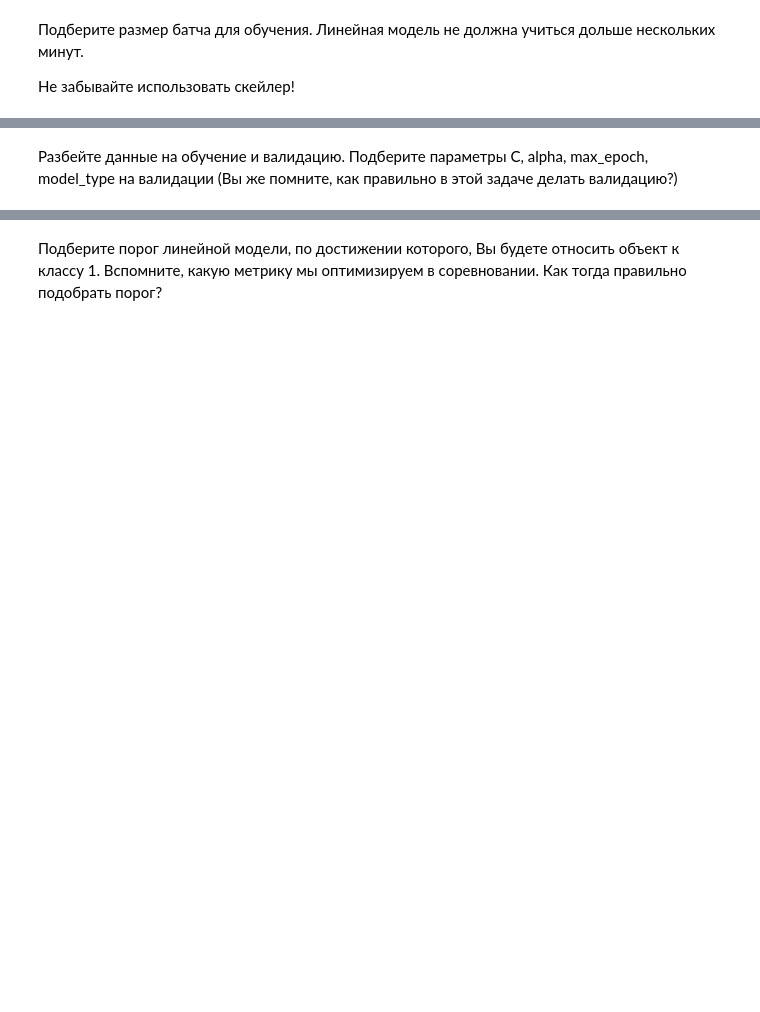
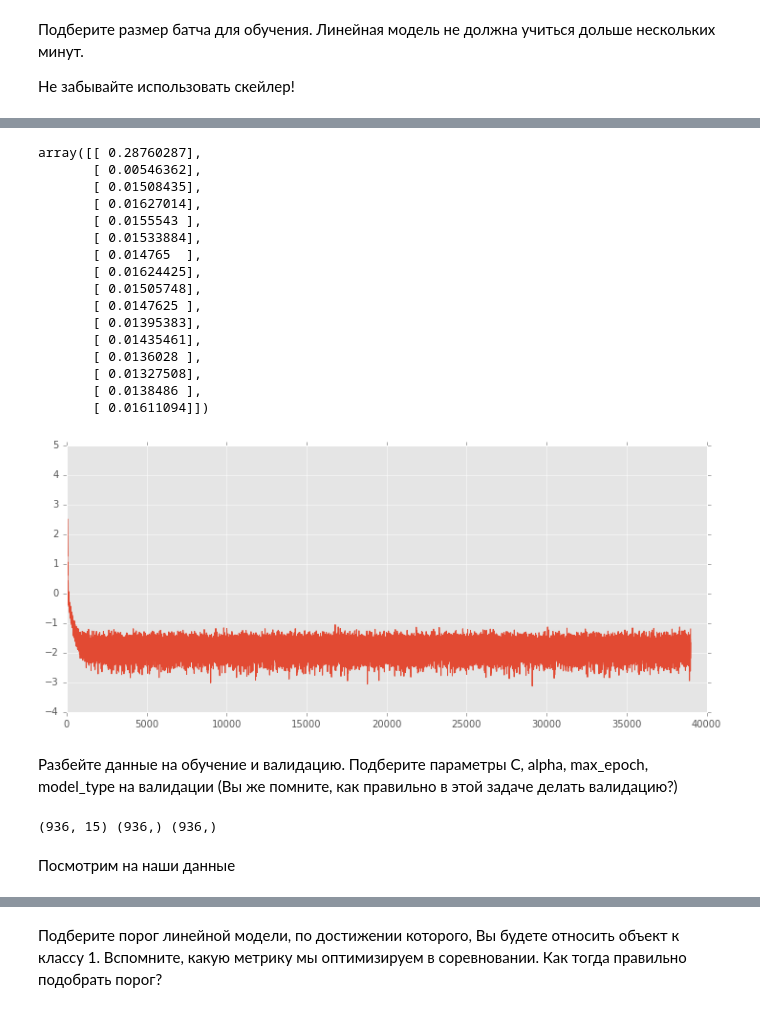
Before and after one commit to v-julia/ML_2019, a Jupyter notebook: Vakulenko_hw2.ipynb, the cells around one changed output, grey strips where cells are left out. Saved outputs shown, nothing was run; the diff lists cells and outputs as text; code cells hidden in the pictures; blank space fills up the shorter version.

```diff
--- a/Vakulenko_hw2.ipynb
+++ b/Vakulenko_hw2.ipynb
@@ -823,2 +889,29 @@ from sklearn.preprocessing import StandardScaler
+# %%
+my_clf_lin_t = MySGDClassifier(batch_generator,
+                             model_type='lin_reg',
+                             max_epoch=100,
+                             batch_size=30,
+                             alpha=0.001,)
+my_clf_lin_t.fit(X_train_scaled, y_train)
+plt.plot(np.log(my_clf_lin_t.errors_log['loss']))
+my_clf_lin_t.weights
+# %% [output]
+array([[ 0.28760287],
+       [ 0.00546362],
+       [ 0.01508435],
+       [ 0.01627014],
+       [ 0.0155543 ],
+       [ 0.01533884],
+       [ 0.014765  ],
+       [ 0.01624425],
+       [ 0.01505748],
+       [ 0.0147625 ],
+       [ 0.01395383],
+       [ 0.01435461],
+       [ 0.0136028 ],
+       [ 0.01327508],
+       [ 0.0138486 ],
+       [ 0.01611094]])
+[figure, added]
 # %% [markdown]
 Разбейте данные на обучение и валидацию. Подберите параметры C, alpha, max_epoch, model_type на валидации (Вы же помните, как правильно в этой задаче делать валидацию?)
@@ -824,0 +920,28 @@ from sklearn.preprocessing import StandardScaler
+# %%
+X_valid = []
+y_valid = []
+
+valid_groups = random.sample(traingroups_titledata.keys(), int(len(traingroups_titledata.keys())* 0.1))
+
+
+groups_valid = []
+for new_group in valid_groups:
+    docs = traingroups_titledata[new_group]
+    for k, (doc_id, title, target_id) in enumerate(docs):
+        y_valid.append(target_id)
+        groups_valid.append(new_group)
+        all_dist = []
+        words = set(title.strip().split())
+        for j in range(0, len(docs)):
+            if k == j:
+                continue
+            doc_id_j, title_j, target_j = docs[j]
+            words_j = set(title_j.strip().split())
+            all_dist.append(len(words.intersection(words_j)))
+        X_valid.append(sorted(all_dist, reverse=True)[0:15]    )
+X_valid = np.array(X_valid)
+y_valid = np.array(y_valid)
+groups_valid = np.array(groups_valid)
+print (X_valid.shape, y_valid.shape, groups_valid.shape)
+# %% [output]
+(936, 15) (936,) (936,)
@@ -824,0 +952,2 @@ from sklearn.preprocessing import StandardScaler
+# %% [markdown]
+Посмотрим на наши данные
```
Also changed, not shown: parts of 66 cells of this notebook.
